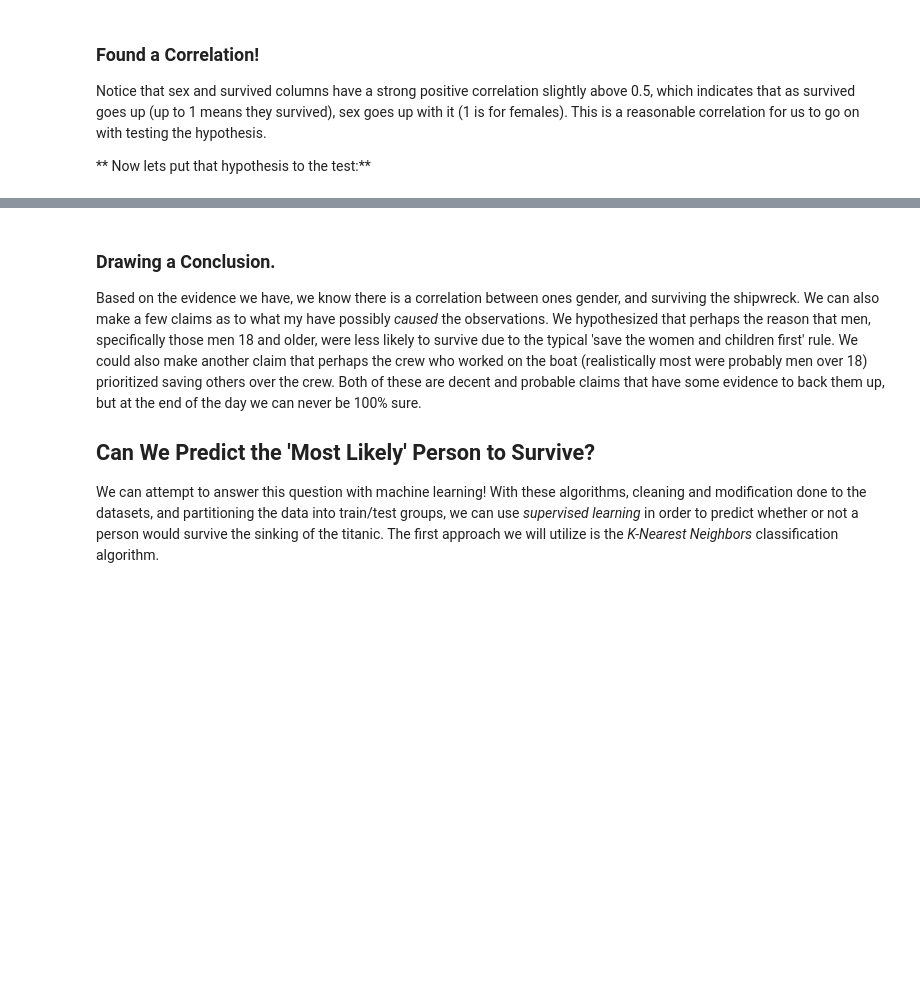
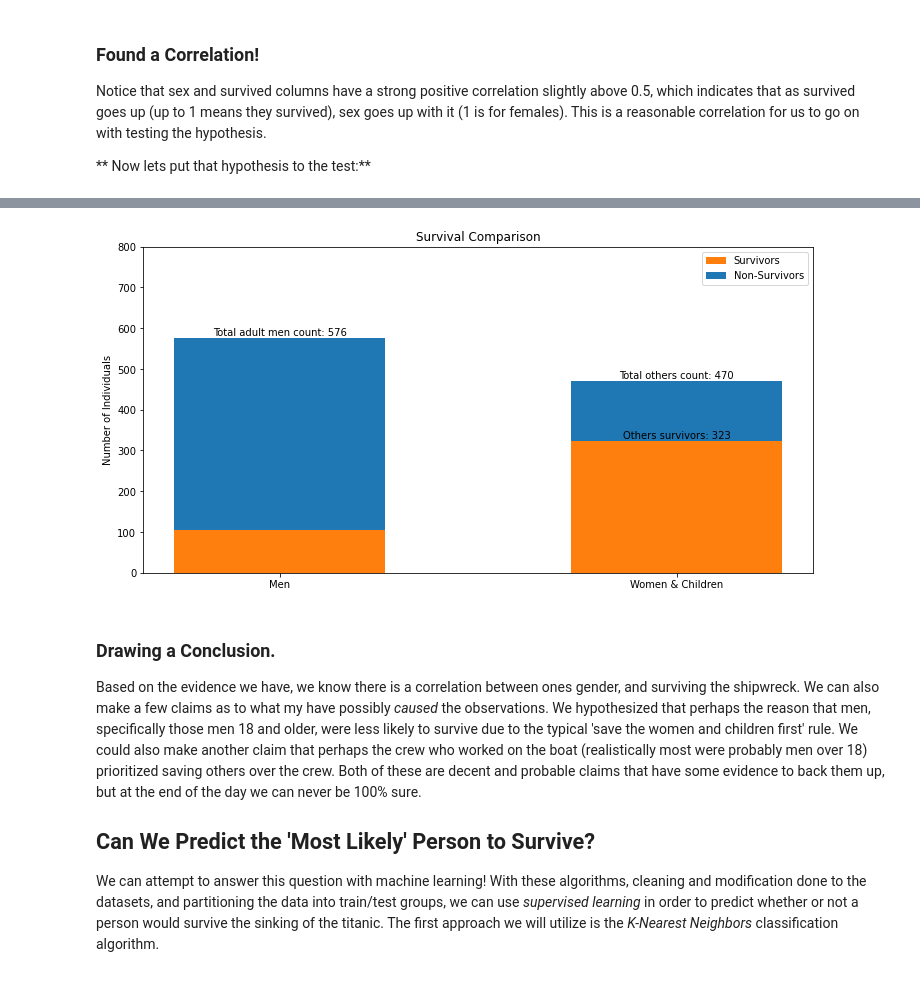
Before and after one commit to jventura1738/COSC311, a Jupyter notebook: Project_Titanic/Titanic_Analysis.ipynb, the cells around one changed output, grey strips where cells are left out. Cells and saved outputs as stored; diff of their text form; code cells hidden in the pictures; blank space fills up the shorter version.

```diff
--- a/Project_Titanic/Titanic_Analysis.ipynb
+++ b/Project_Titanic/Titanic_Analysis.ipynb
@@ -107,7 +105,7 @@ others_survived = int(others_survive[['age']].to_numpy()[1])
 width = 0.40
 
 # Plot the results:
-totals_plot = plt.bar(groups, (total_men, total_other), width, )
+totals_plot = plt.bar(groups, (total_men, total_other), width)
 survivor_plot = plt.bar(groups, (men_survived, others_survived), width)
 
 # Numerate the total count for men.
@@ -163,3 +162,4 @@ SyntaxError: invalid syntax (<ipython-input-2-6909d9bcbedf>, line 53)
+[figure, added]
 # %% [markdown]
 ### Drawing a Conclusion.
 
```
Also changed, not shown: parts of 3 cells of this notebook, 3 other files.
